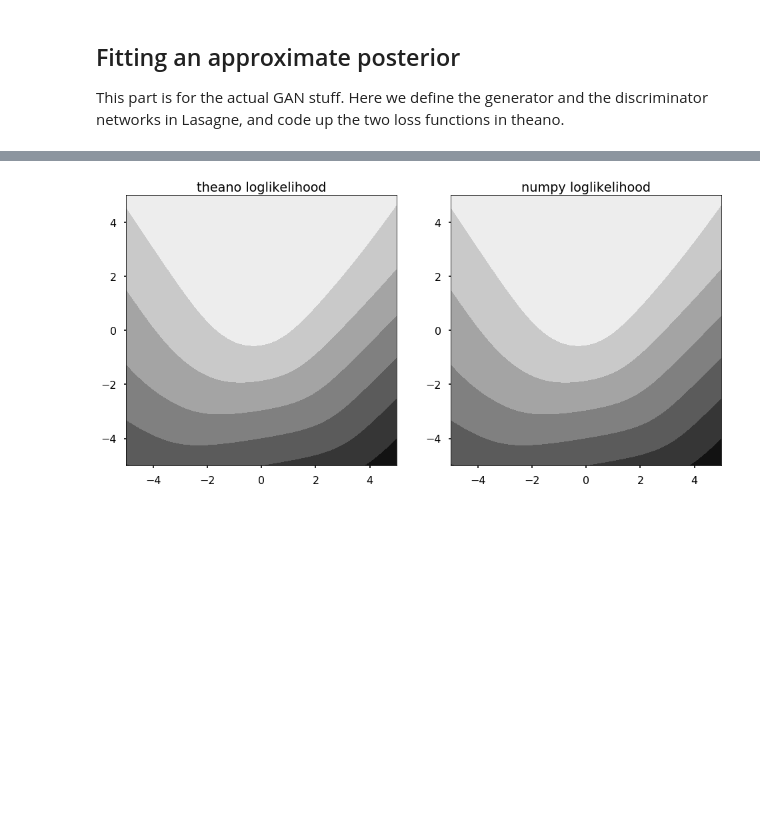
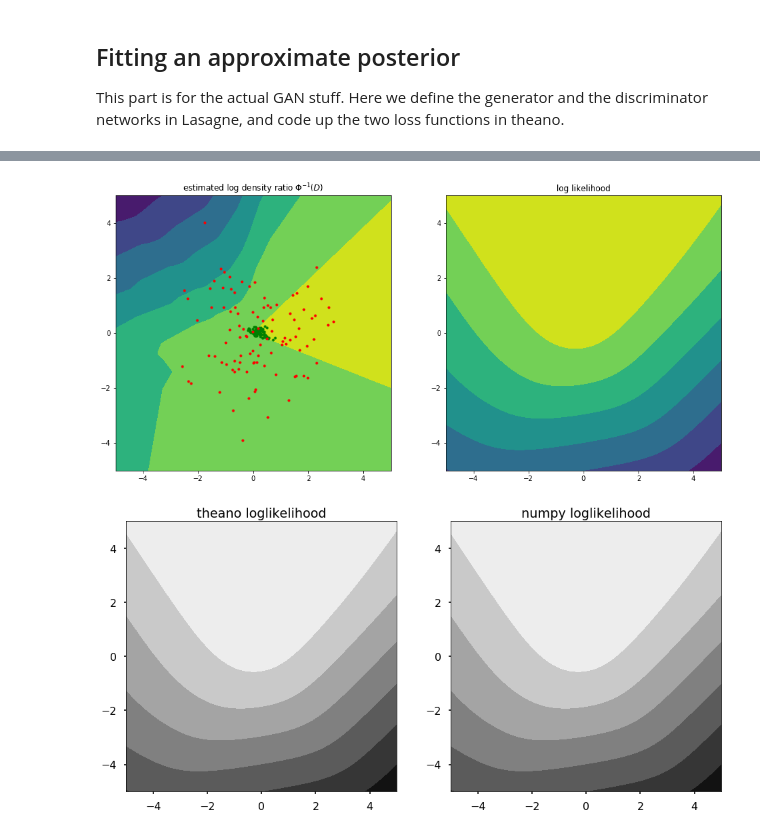
Before and after one commit to ltiao/ltiao.github.io.nikola, a Jupyter notebook: notes/variational-inference-with-implicit-models-forked-from-fhuszar/index.ipynb, the cells around one changed output, grey strips where cells are left out. Drawn from its saved outputs; the diff is of its cells as text; code cells hidden in the pictures; blank space fills up the shorter version.

```diff
--- a/notes/variational-inference-with-implicit-models-forked-from-fhuszar/index.ipynb
+++ b/notes/variational-inference-with-implicit-models-forked-from-fhuszar/index.ipynb
@@ -252,3 +257,29 @@ evaluate_loglikelihood = theano.function(
+# %%
+plt.figure(figsize=(16,8))
+
+
+plt.subplot(1,2,1)
+plt.contourf(wrange, wrange, evaluate_discriminator(w.T)[0].reshape(300,300).T)
+
+W = sample_generator(100)
+plt.plot(W[:,0],W[:,1],'g.')
+
+W = sample_prior(prior_variance, 100)
+plt.plot(W[:,0],W[:,1],'r.')
+plt.axis('square')
+plt.xlim([wmin,wmax])
+plt.ylim([wmin,wmax])
+plt.title('estimated log density ratio $\Phi^{-1}(D)$')
+
+plt.subplot(1,2,2)
+plt.contourf(wrange, wrange, (llh1+llh2+llh3).reshape(300,300).T)
+plt.axis('square')
+plt.xlim([wmin,wmax])
+plt.ylim([wmin,wmax]);
+
+plt.title('log likelihood');
+# %% [output]
+[figure, added]
 # %%
 #checking that theano and numpy give the same likelihoods
 import seaborn as sns
```
Also changed, not shown: parts of 3 cells of this notebook, 15 other files.
